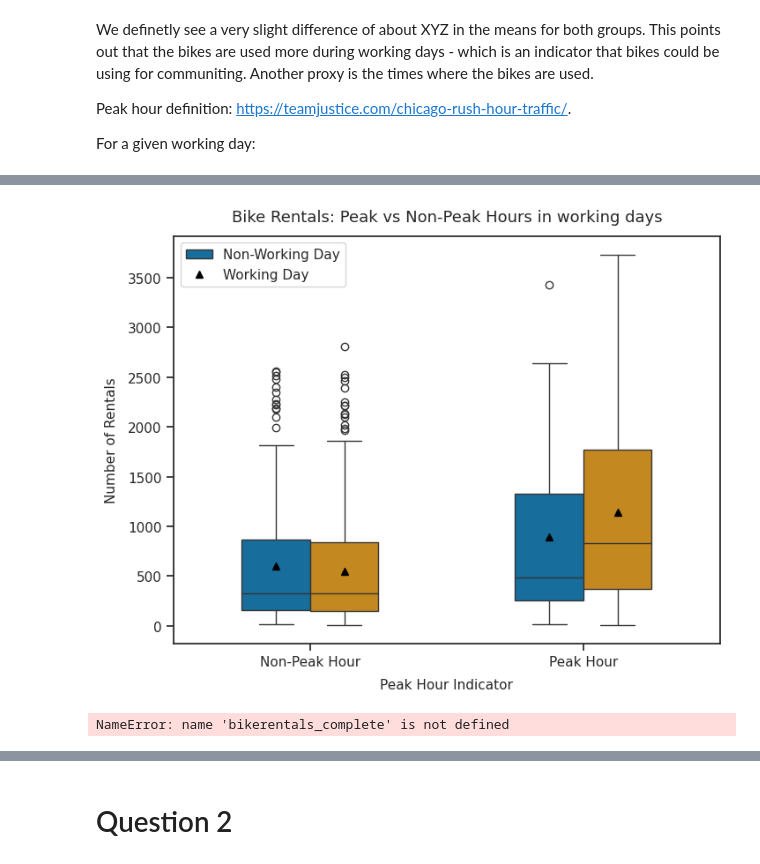
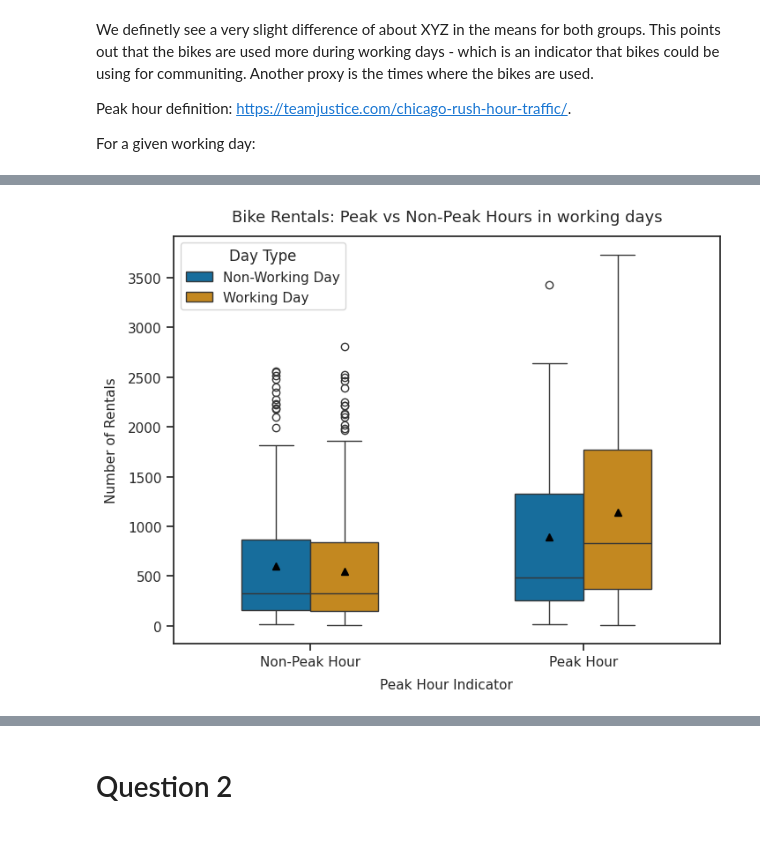
Before and after one commit to pablovitoria/business_analysis_structured_data, a Jupyter notebook: scripts/A1: Modeling Case Study - Bike Rentals in Chicago.ipynb, the cells around one changed output, grey strips where cells are left out. Drawn from its saved outputs; the diff is of its cells as text; code cells hidden in the pictures.

```diff
--- a/scripts/A1: Modeling Case Study - Bike Rentals in Chicago.ipynb
+++ b/scripts/A1: Modeling Case Study - Bike Rentals in Chicago.ipynb
@@ -143,40 +176,30 @@ bikerentals["is_peak_hour"] = (
 ).astype(int)
 # %%
 # Understanding if there is a difference between peak and non-peak hours
-sns.boxplot(x = 'is_peak_hour',
+ax=sns.boxplot(x = 'is_peak_hour',
             y = 'rentals',
             hue = "is_working_day",
             data = bikerentals,
             showmeans=True,
             meanprops=mp,
             width=0.5 # narrower width of the histogram
             )
 
-plt.xticks([0, 1], ["Non-Peak Hour", "Peak Hour"])
-plt.legend(["Non-Working Day", "Working Day"])
-
+# x-axis labels
+ax.set_xticklabels(["Non-Peak Hour", "Peak Hour"])
 
 plt.title("Bike Rentals: Peak vs Non-Peak Hours in working days")
 plt.xlabel("Peak Hour Indicator")
 plt.ylabel("Number of Rentals")
 
+# Adding labels to the legend
+handles, labels = ax.get_legend_handles_labels()
+
+ax.legend(
+    handles=handles,
+    labels=["Non-Working Day", "Working Day"],
+    title="Day Type"
+)
 plt.show()
 # %% [output]
-[figure, old version]
+[figure, new version]
-# %%
-hourly_demand = (
-    bikerentals_complete
-    .groupby("hour")["rentals"]
-    .mean()
-)
-
-plt.figure(figsize=(10,6))
-plt.plot(hourly_demand.index, hourly_demand.values, marker="o")
-plt.xlabel("Hour of Day")
-plt.ylabel("Average Rentals")
-plt.title("Average Bike Rentals by Hour of Day")
-plt.xticks(range(0,24))
-plt.grid(True)
-plt.show()
-# %% [output]
-NameError: name 'bikerentals_complete' is not defined
```
Also changed, not shown: parts of 26 cells of this notebook.
